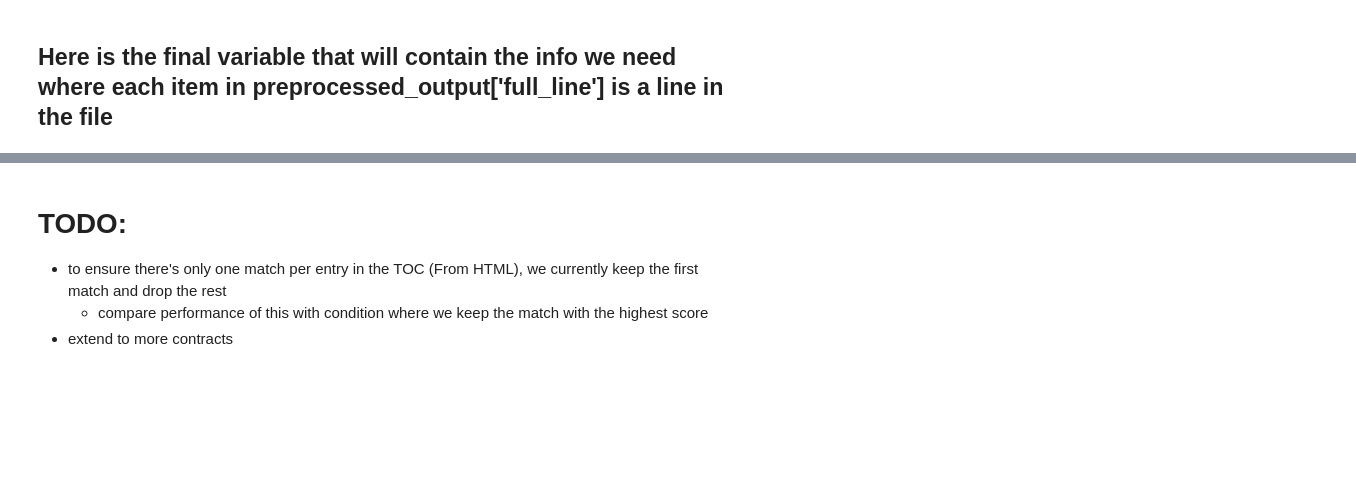
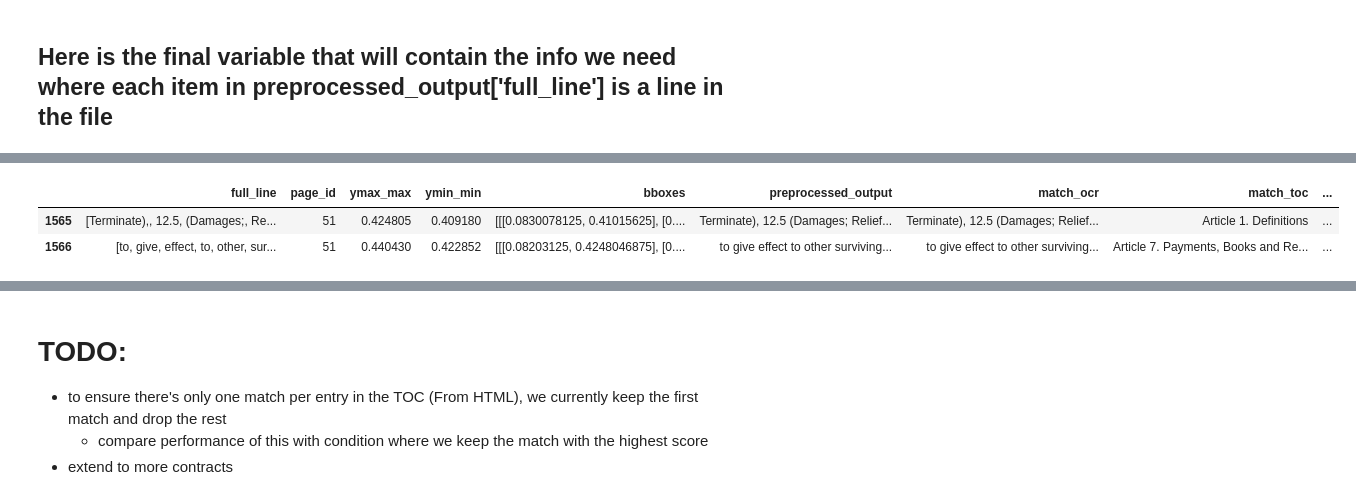
Before and after one commit to pranabislam/multimodalContractSegmentation, a Jupyter notebook: notebooks/TOC_matching.ipynb, the cells around one changed output, grey strips where cells are left out. Saved outputs shown, nothing was run; the diff lists cells and outputs as text; code cells hidden in the pictures; blank space fills up the shorter version.

```diff
--- a/notebooks/TOC_matching.ipynb
+++ b/notebooks/TOC_matching.ipynb
@@ -326,4 +488,8 @@ df.loc[df['match_ocr'].notnull()].head(15)
 # %%
 # keep just the first match for each toc
 df = df.drop_duplicates(subset=['match_toc'])
-df.loc[df['match_ocr'].notnull()].head(15)
+df.loc[df['match_ocr'].notnull()].head(10)
+# %% [output]
+|  | full_line | page_id | ymax_max | ymin_min | bboxes | preprocessed_output | match_ocr | match_toc | ... |
+| 1565 | [Terminate),, 12.5, (Damages;, Re... | 51 | 0.424805 | 0.409180 | [[[0.0830078125, 0.41015625], [0.... | Terminate), 12.5 (Damages; Relief... | Terminate), 12.5 (Damages; Relief... | Article 1. Definitions | ... |
+| 1566 | [to, give, effect, to, other, sur... | 51 | 0.440430 | 0.422852 | [[[0.08203125, 0.4248046875], [0.... | to give effect to other surviving... | to give effect to other surviving... | Article 7. Payments, Books and Re... | ... |
```
Also changed, not shown: parts of 39 cells of this notebook.
